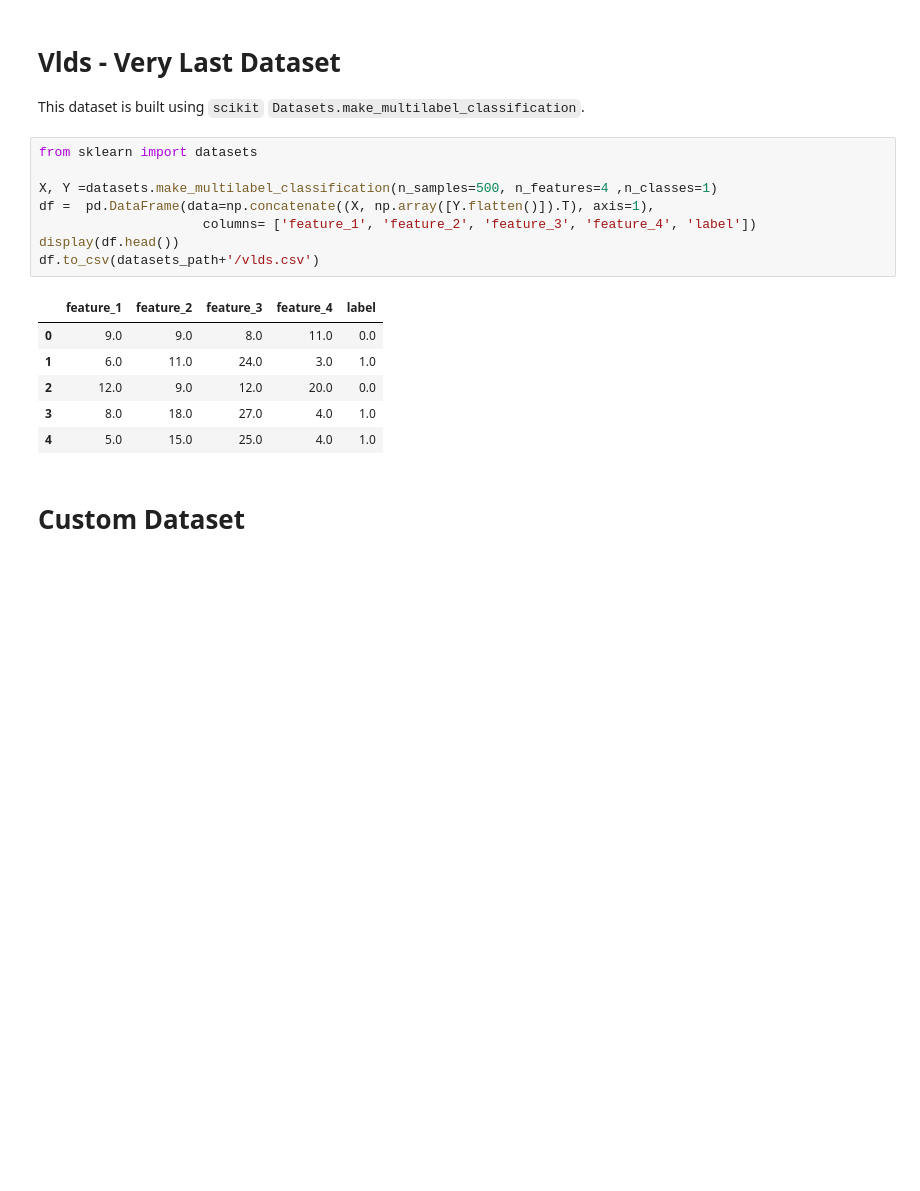
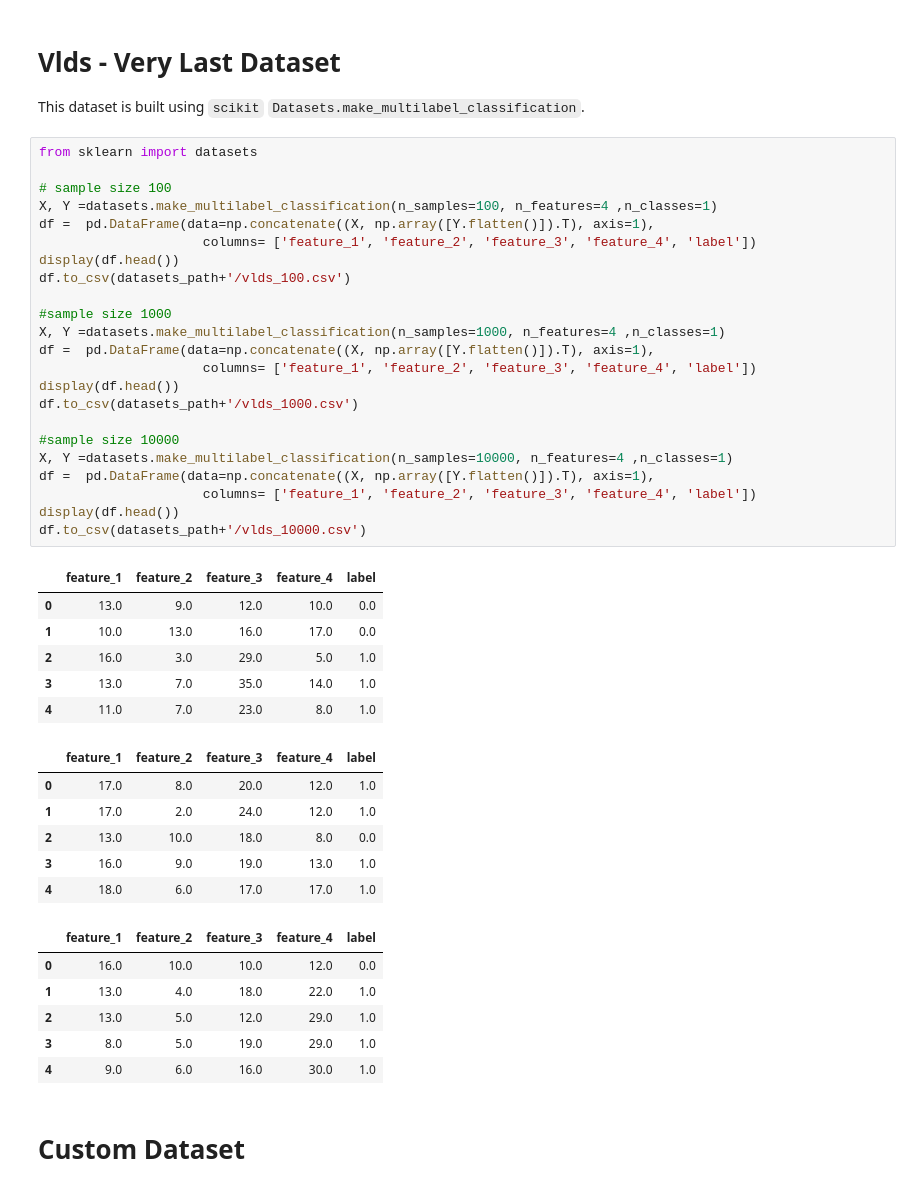
Before and after one commit to CoffeAddiict/QI_Project, a Jupyter notebook: datasets.ipynb, the cells around one changed output. Cells and saved outputs as stored; diff of their text form; blank space fills up the shorter version.

```diff
--- a/datasets.ipynb
+++ b/datasets.ipynb
@@ -143,18 +298,45 @@ This dataset is built using `scikit` `Datasets.make_multilabel_classification`.
 # %%
 from sklearn import datasets
 
-X, Y =datasets.make_multilabel_classification(n_samples=500, n_features=4 ,n_classes=1)
+# sample size 100
+X, Y =datasets.make_multilabel_classification(n_samples=100, n_features=4 ,n_classes=1)
 df =  pd.DataFrame(data=np.concatenate((X, np.array([Y.flatten()]).T), axis=1),
                      columns= ['feature_1', 'feature_2', 'feature_3', 'feature_4', 'label'])
 display(df.head())
-df.to_csv(datasets_path+'/vlds.csv')
+df.to_csv(datasets_path+'/vlds_100.csv')
+
+#sample size 1000
+X, Y =datasets.make_multilabel_classification(n_samples=1000, n_features=4 ,n_classes=1)
+df =  pd.DataFrame(data=np.concatenate((X, np.array([Y.flatten()]).T), axis=1),
+                     columns= ['feature_1', 'feature_2', 'feature_3', 'feature_4', 'label'])
+display(df.head())
+df.to_csv(datasets_path+'/vlds_1000.csv')
+
+#sample size 10000
+X, Y =datasets.make_multilabel_classification(n_samples=10000, n_features=4 ,n_classes=1)
+df =  pd.DataFrame(data=np.concatenate((X, np.array([Y.flatten()]).T), axis=1),
+                     columns= ['feature_1', 'feature_2', 'feature_3', 'feature_4', 'label'])
+display(df.head())
+df.to_csv(datasets_path+'/vlds_10000.csv')
 # %% [output]
 |  | feature_1 | feature_2 | feature_3 | feature_4 | label |
-| 0 | 9.0 | 9.0 | 8.0 | 11.0 | 0.0 |
-| 1 | 6.0 | 11.0 | 24.0 | 3.0 | 1.0 |
-| 2 | 12.0 | 9.0 | 12.0 | 20.0 | 0.0 |
-| 3 | 8.0 | 18.0 | 27.0 | 4.0 | 1.0 |
-| 4 | 5.0 | 15.0 | 25.0 | 4.0 | 1.0 |
+| 0 | 13.0 | 9.0 | 12.0 | 10.0 | 0.0 |
+| 1 | 10.0 | 13.0 | 16.0 | 17.0 | 0.0 |
+| 2 | 16.0 | 3.0 | 29.0 | 5.0 | 1.0 |
+| 3 | 13.0 | 7.0 | 35.0 | 14.0 | 1.0 |
+| 4 | 11.0 | 7.0 | 23.0 | 8.0 | 1.0 |
+|  | feature_1 | feature_2 | feature_3 | feature_4 | label |
+| 0 | 17.0 | 8.0 | 20.0 | 12.0 | 1.0 |
+| 1 | 17.0 | 2.0 | 24.0 | 12.0 | 1.0 |
+| 2 | 13.0 | 10.0 | 18.0 | 8.0 | 0.0 |
+| 3 | 16.0 | 9.0 | 19.0 | 13.0 | 1.0 |
+| 4 | 18.0 | 6.0 | 17.0 | 17.0 | 1.0 |
+|  | feature_1 | feature_2 | feature_3 | feature_4 | label |
+| 0 | 16.0 | 10.0 | 10.0 | 12.0 | 0.0 |
+| 1 | 13.0 | 4.0 | 18.0 | 22.0 | 1.0 |
+| 2 | 13.0 | 5.0 | 12.0 | 29.0 | 1.0 |
+| 3 | 8.0 | 5.0 | 19.0 | 29.0 | 1.0 |
+| 4 | 9.0 | 6.0 | 16.0 | 30.0 | 1.0 |
 # %% [markdown]
 # Custom Dataset
 # %%
```
Also changed, not shown: parts of 5 cells of this notebook, 3 other files.
